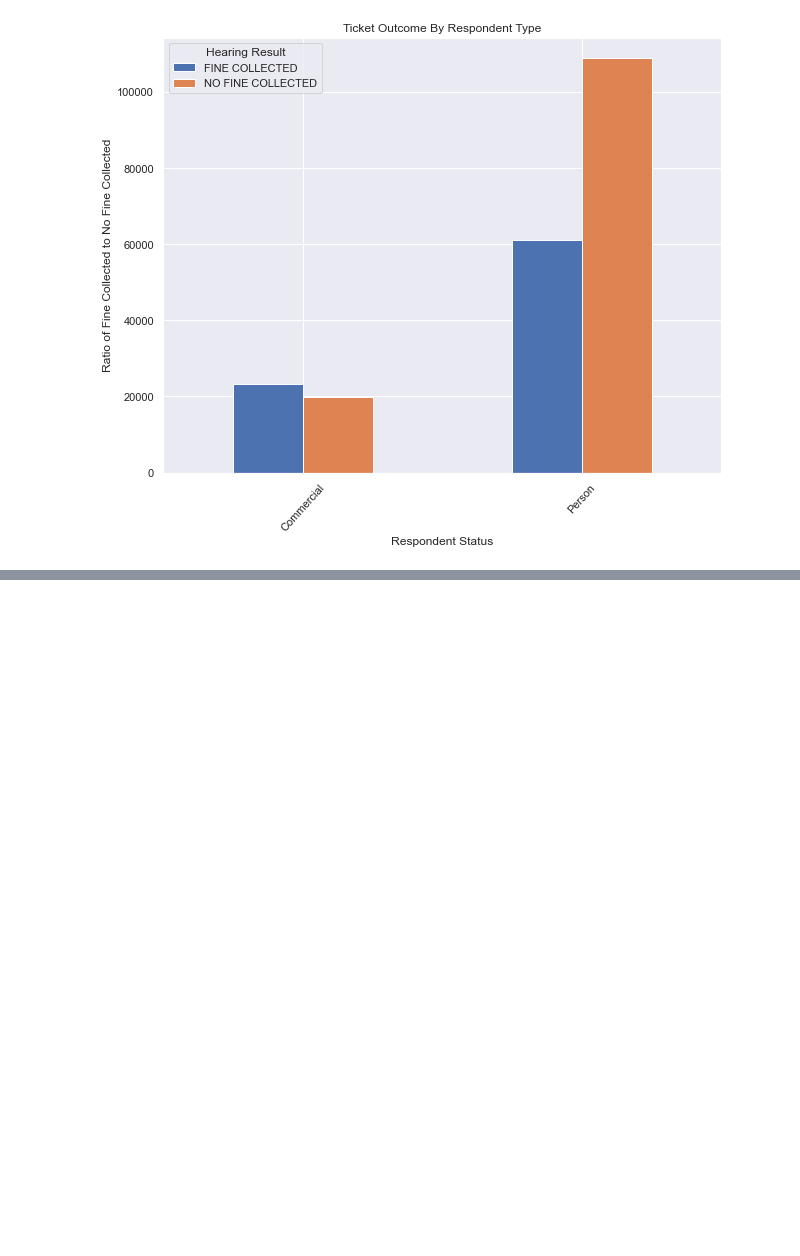
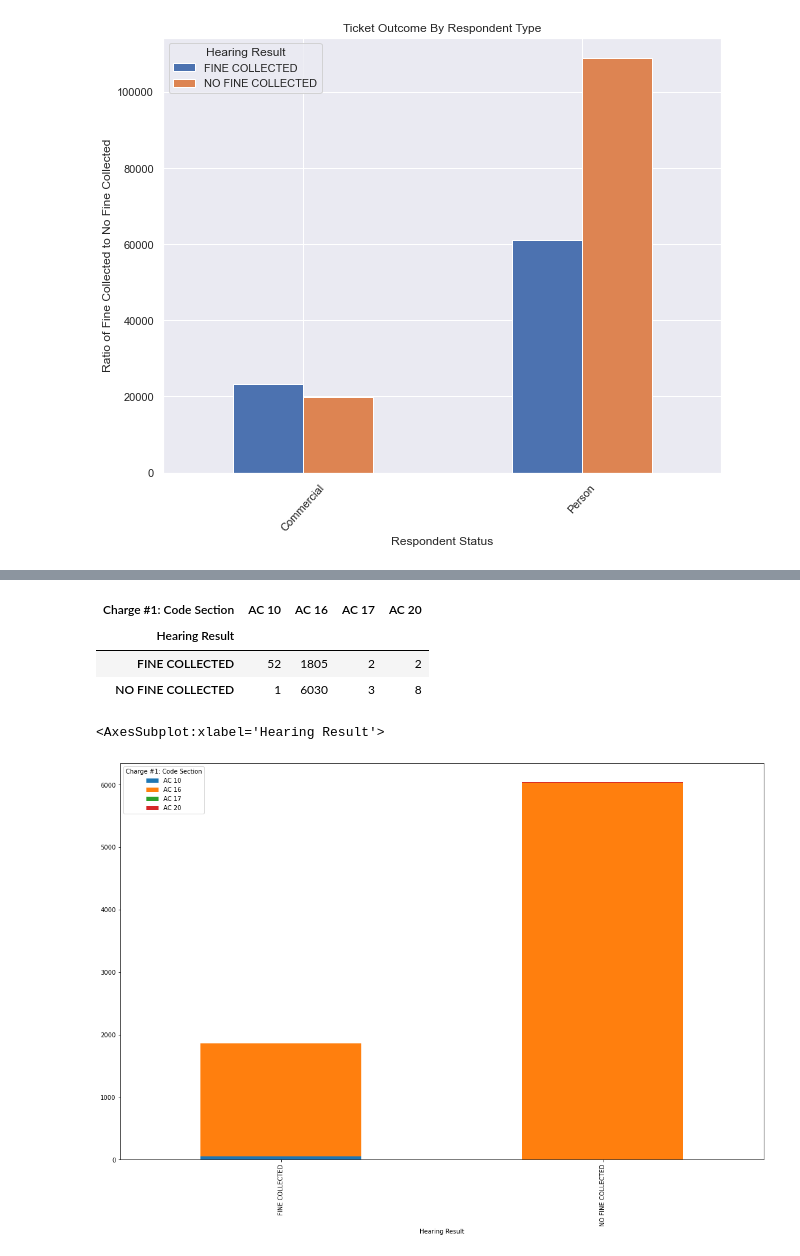
Before and after one commit to allisongao4015/oath_cases, a Jupyter notebook: Final_Notebook.ipynb, the cells around one changed output, grey strips where cells are left out. Drawn from its saved outputs; the diff is of its cells as text; code cells hidden in the pictures; blank space fills up the shorter version.

```diff
--- a/Final_Notebook.ipynb
+++ b/Final_Notebook.ipynb
@@ -2680,0 +2726,27 @@ plt.savefig("6ticketoutbyrespondentype");
+# %%
+#select only the code sections selected by Random Forest
+
+step1 = SI_df[(SI_df['Charge #1: Code Section'] == "AC 16") |
+
+           (SI_df['Charge #1: Code Section'] == "AC 17") |
+
+           (SI_df['Charge #1: Code Section'] == "AC 20") |
+
+           (SI_df['Charge #1: Code Section'] == "AC 10") ]
+
+step2 = pd.DataFrame(step1)
+# %%
+counts_df_code = step2.groupby(["Hearing Result","Charge #1: Code Section"])["Charge #1: Code Section"].count().unstack()
+counts_df_code
+# %% [output]
+| Charge #1: Code Section | AC 10 | AC 16 | AC 17 | AC 20 |
+| Hearing Result |  |  |  |  |
+| FINE COLLECTED | 52 | 1805 | 2 | 2 |
+| NO FINE COLLECTED | 1 | 6030 | 3 | 8 |
+# %%
+fig, ax = plt.subplots(figsize=(19, 12))
+
+counts_df_code.plot(kind="bar", stacked=True, ax=ax)
+# %% [output]
+<AxesSubplot:xlabel='Hearing Result'>
+[figure, added]
```
Also changed, not shown: parts of 9 cells of this notebook.
